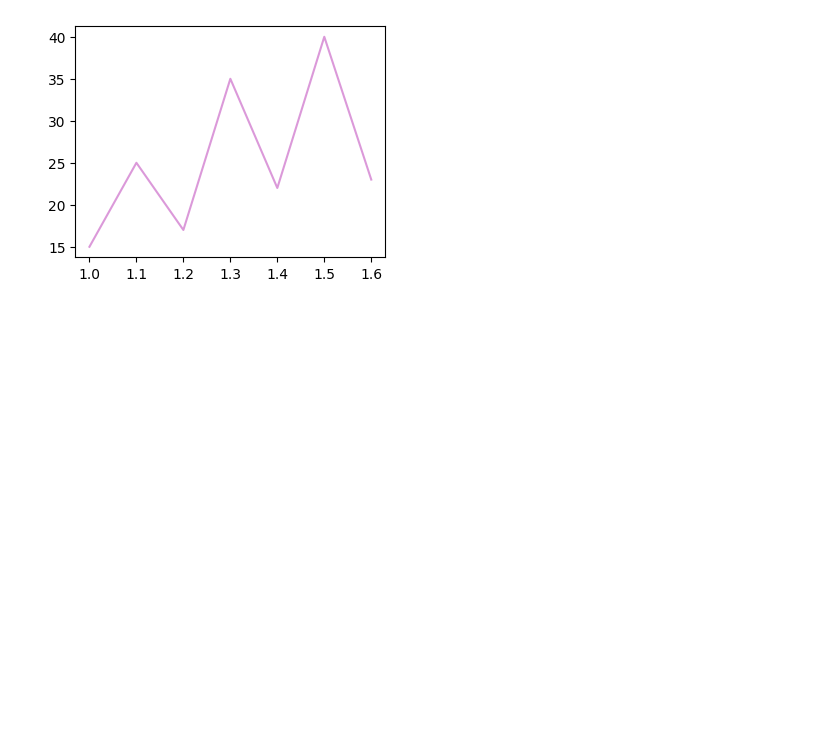
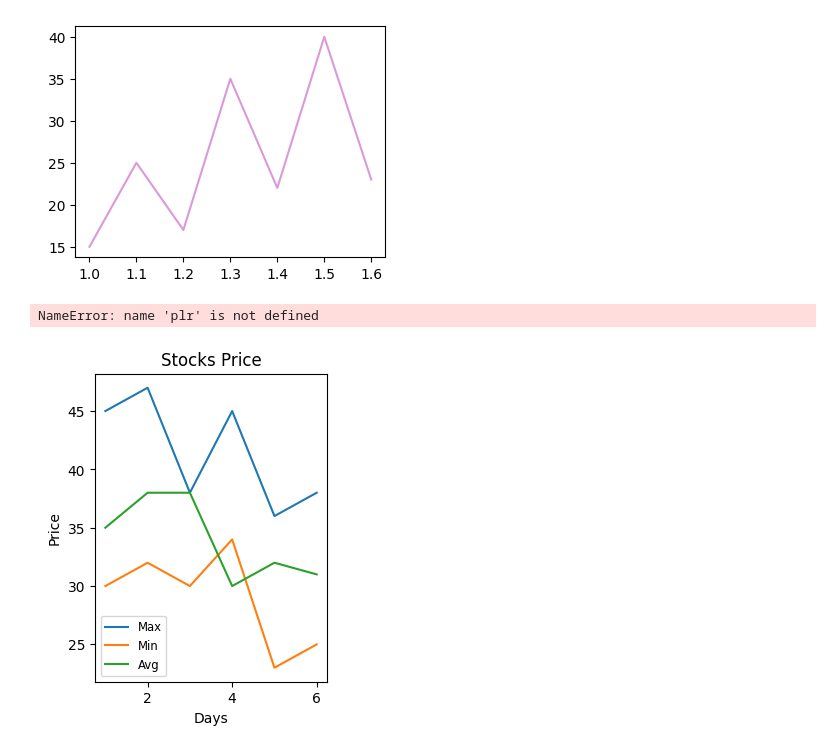
Before and after one commit to VyshnaviKarakatla/statistics-notebooks, a Jupyter notebook: _04_matplotlib.ipynb, the cells around one changed output. Saved outputs shown, nothing was run; the diff lists cells and outputs as text; code cells hidden in the pictures; blank space fills up the shorter version.

```diff
--- a/_04_matplotlib.ipynb
+++ b/_04_matplotlib.ipynb
@@ -126,8 +126,15 @@ avg_t=[35,38,38,30,32,31]
 # %%
 plt.figure(figsize=(3,4))
 plt.xlabel("Days")
 plt.ylabel("Price")
 plt.title("Stocks Price")
 plt.plot(day,max_t,label='Max')
 plt.plot(day,min_t,label='Min')
-plt.plot(day,avg_,label='Max')
+plt.plot(day,avg_t,label='Avg')
+plt.legend(loc='lower left')
+plt.legend(loc='best')
+plt.legend(loc=3,fontsize='small')
+plr.grid()
+# %% [output]
+NameError: name 'plr' is not defined
+[figure, added]
```
